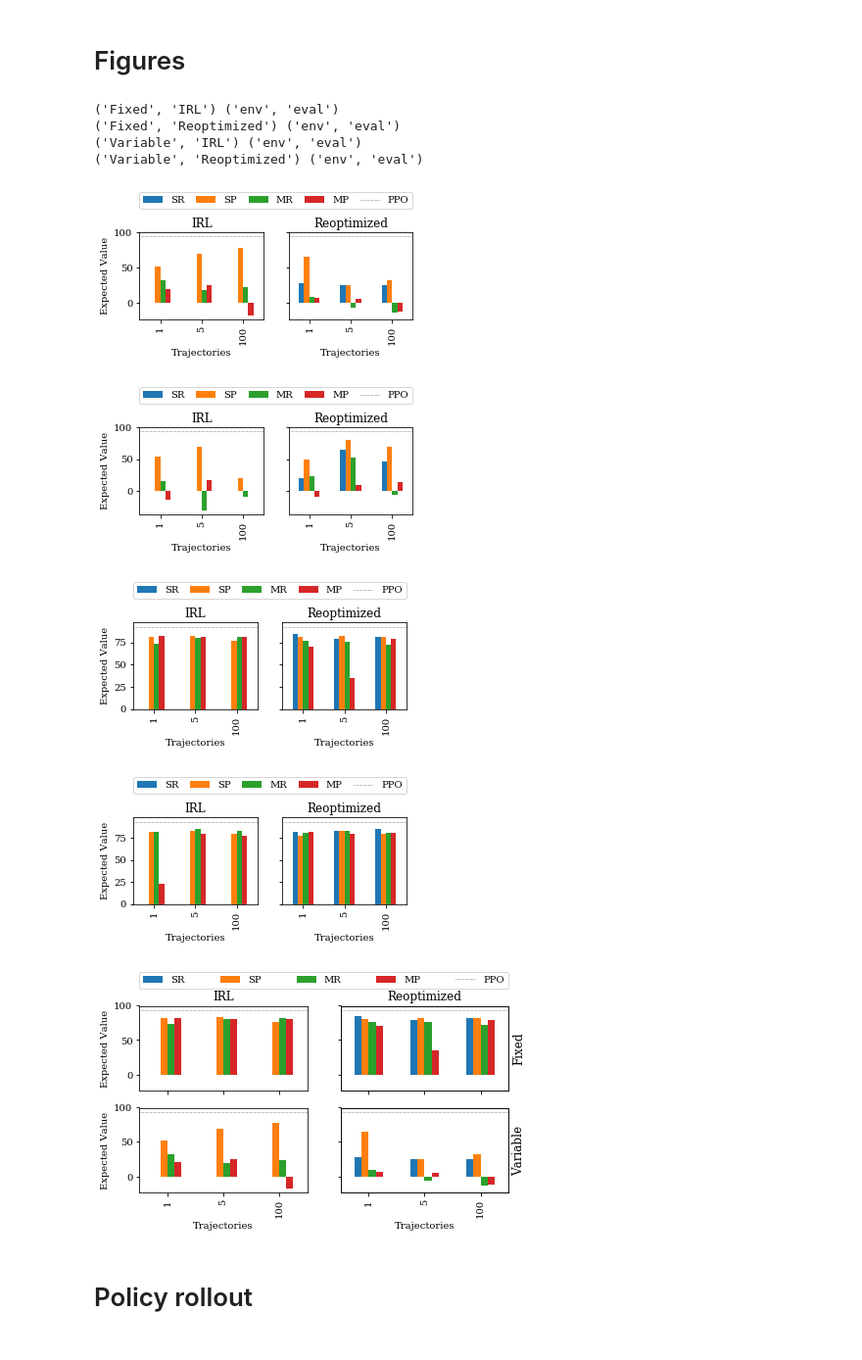
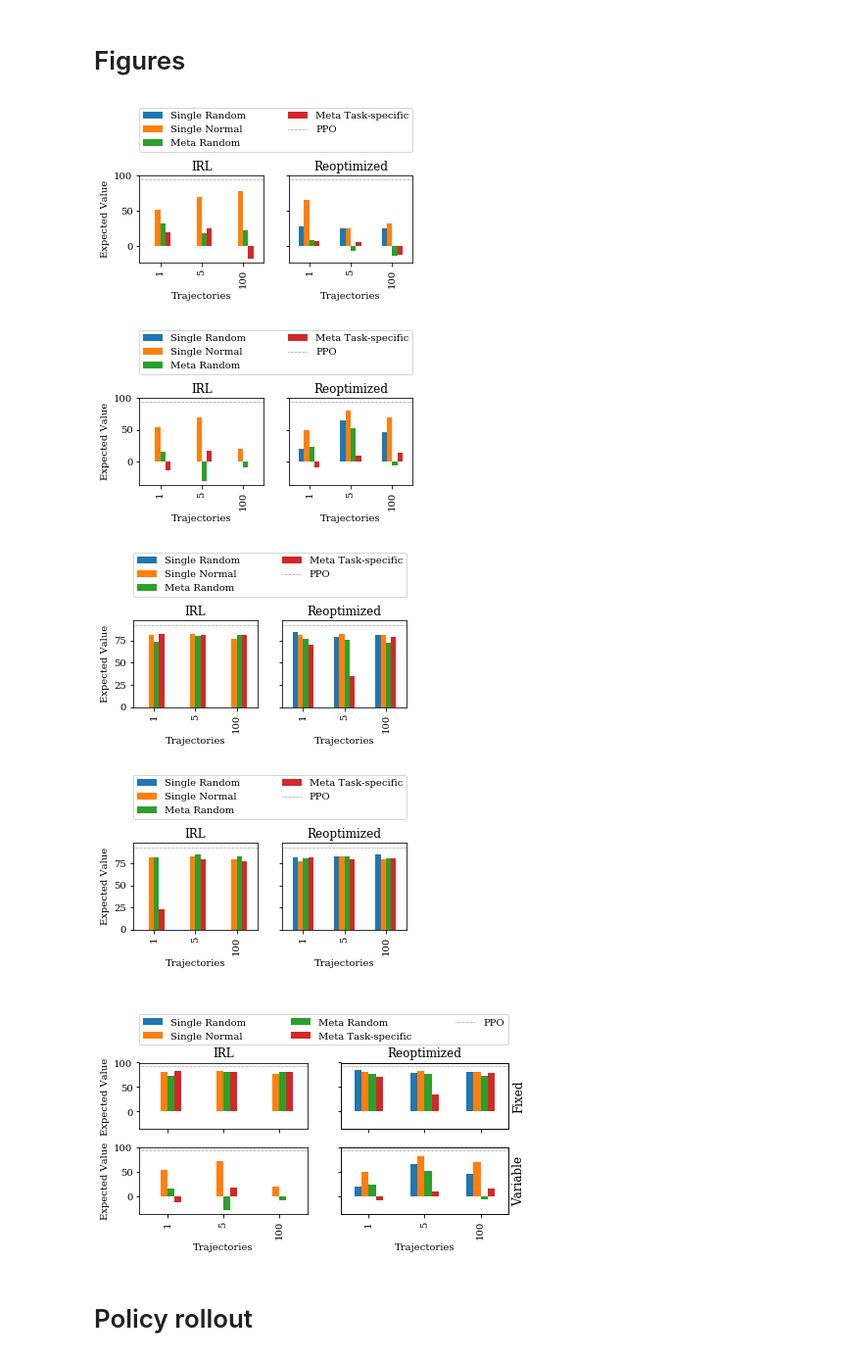
Before and after one commit to HumanCompatibleAI/population-irl, a Jupyter notebook: analysis/paper-meta.ipynb, the cells around one changed output. Shown: that part at 98% size. Saved outputs shown, nothing was run; the diff lists cells and outputs as text; code cells hidden in the pictures.

Commit message:
Figure tweaks

```diff
--- a/analysis/paper-meta.ipynb
+++ b/analysis/paper-meta.ipynb
@@ -74,10 +74,10 @@ pretty_envs = {'pirl/MountainCarContinuous-2-{}-0-0.05-v0'.format(k): v.capitali
                for k, v in pretty_envs.items()}
 
 pretty_algos = collections.OrderedDict([
-    ('airl random short', 'SR'),
-    ('airl so short', 'SP'),
-    ('airlp random short', 'MR'),
-    ('airlp so separate short', 'MP'),
+    ('airl random short', 'Single Random'),
+    ('airl so short', 'Single Normal'),
+    ('airlp random short', 'Meta Random'),
+    ('airlp so separate short', 'Meta Task-specific'),
     ('ppo cts short', 'PPO'),
 ])
 
@@ -87,8 +87,8 @@ pretty_eval = {
 }
 
 eval_algos = collections.OrderedDict([
-    ('IRL', ['SP', 'MR', 'MP', 'PPO']),
-    ('Reoptimized', ['SR', 'SP', 'MR', 'MP', 'PPO']),
+    ('IRL', ['Single Normal', 'Meta Random', 'Meta Task-specific', 'PPO']),
+    ('Reoptimized', ['Single Random', 'Single Normal', 'Meta Random', 'Meta Task-specific', 'PPO']),
 ])
 
 best_of_seeds = 5
@@ -104,45 +104,42 @@ idx = ((df.index.get_level_values('seed') < best_of_seeds) &
 val = df.loc[idx]
 # Take maximum across seeds
 val = val.stack().unstack('seed').max(axis=1).unstack(-1)
 # n should be fixed, get rid of it
 val.index = val.index.droplevel('n')
 assert val.index.is_unique
 
 val = val.rename(columns=pretty_algos).loc[:, list(pretty_algos.values())]
 val = val.rename(index=pretty_envs, level=0).loc[list(pretty_envs.values()), :]
 val = val.rename(index=pretty_eval, level='eval')
 
 xs = []
 for eval_type, algos in eval_algos.items():
     xs.append(val.loc[val.index.get_level_values('eval') == eval_type, algos])
 val = pd.concat(xs, sort=False).loc[:, list(pretty_algos.values())]
 
 with plt.style.context([common.style('default'), common.style('twocol-skinny')]):
     for env in pretty_envs.values():
         subset = val.xs(env, level='env')
         fig = common.value_multi_bar_chart(subset, levels=('eval',),
-                                           relative='PPO', whiskers=False)
+                                           relative='PPO', whiskers=False, ncol=2)
         out_path = osp.join(figs_dir, 'mountaincar', '{}.pdf'.format(env))
         fig.savefig(out_path, bbox_inches='tight')
 
 with plt.style.context([common.style('default'), common.style('twocol-tall')]):
-    envs = {'Left': 'Fixed', 'Red': 'Variable'}
+    envs = {'Left': 'Fixed', 'Blue': 'Variable'}
     subset = val.rename(index=envs, level='env')
     vals = (list(envs.values()), list(eval_algos.keys()))
     fig = common.value_multi_bar_chart(subset, levels=('env', 'eval'), vals=vals,
-                                       relative='PPO', whiskers=False, vertical_pad=0.3)
+                                       relative='PPO', whiskers=False,
+                                       ncol=3, legend_height=0.4, vertical_pad=0.3)
     out_path = osp.join(figs_dir, 'mountaincar', 'combined.pdf')
     fig.savefig(out_path, bbox_inches='tight')
 # %% [output]
-('Fixed', 'IRL') ('env', 'eval')
-('Fixed', 'Reoptimized') ('env', 'eval')
-('Variable', 'IRL') ('env', 'eval')
-('Variable', 'Reoptimized') ('env', 'eval')
-[figure, old version]
+[figure, new version]
-[figure, old version]
+[figure, new version]
-[figure, old version]
+[figure, new version]
-[figure, old version]
+[figure, new version]
-[figure, old version]
+[figure, new version]
 # %% [markdown]
 # Policy rollout
 # %%
```
Also changed, not shown: 2 other files.
